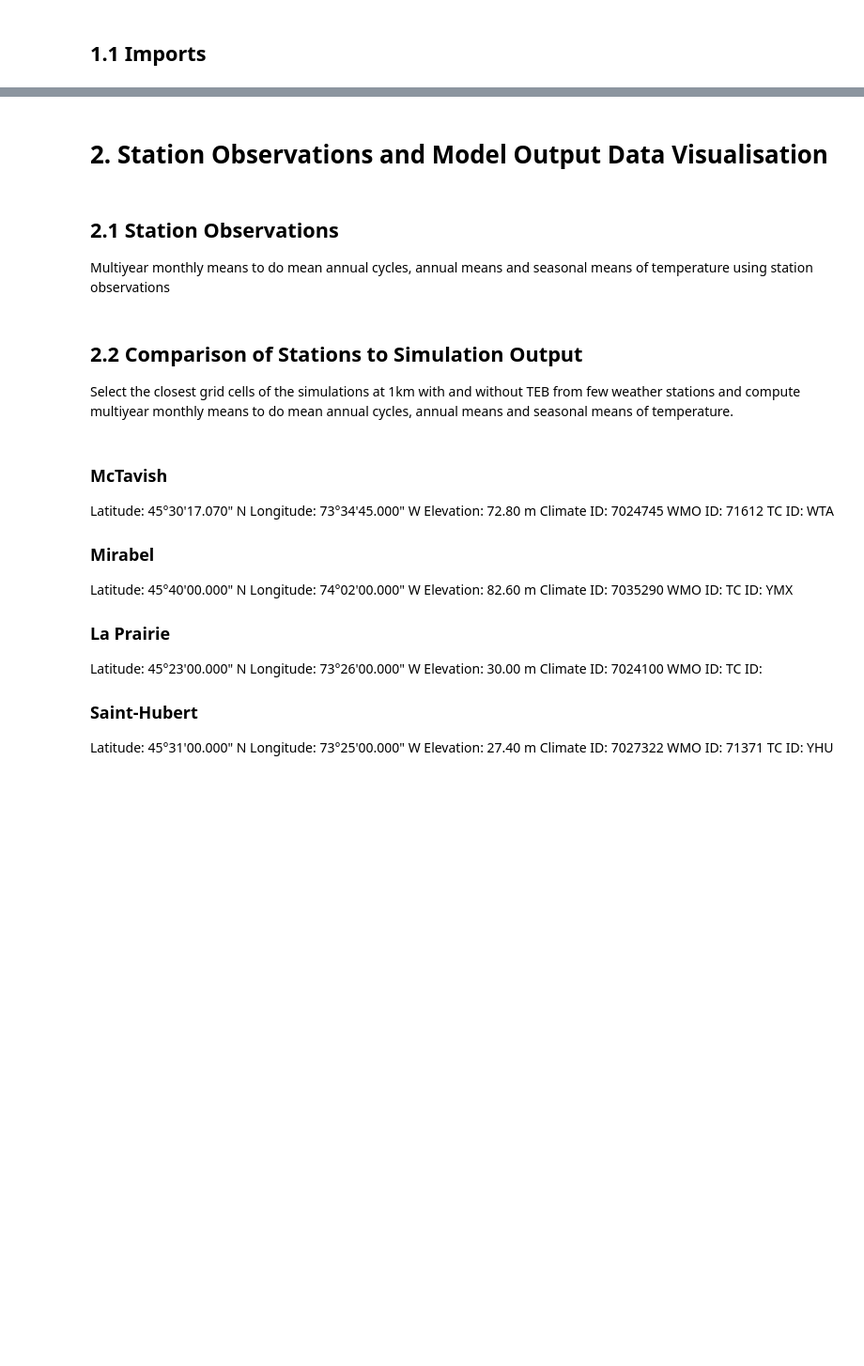
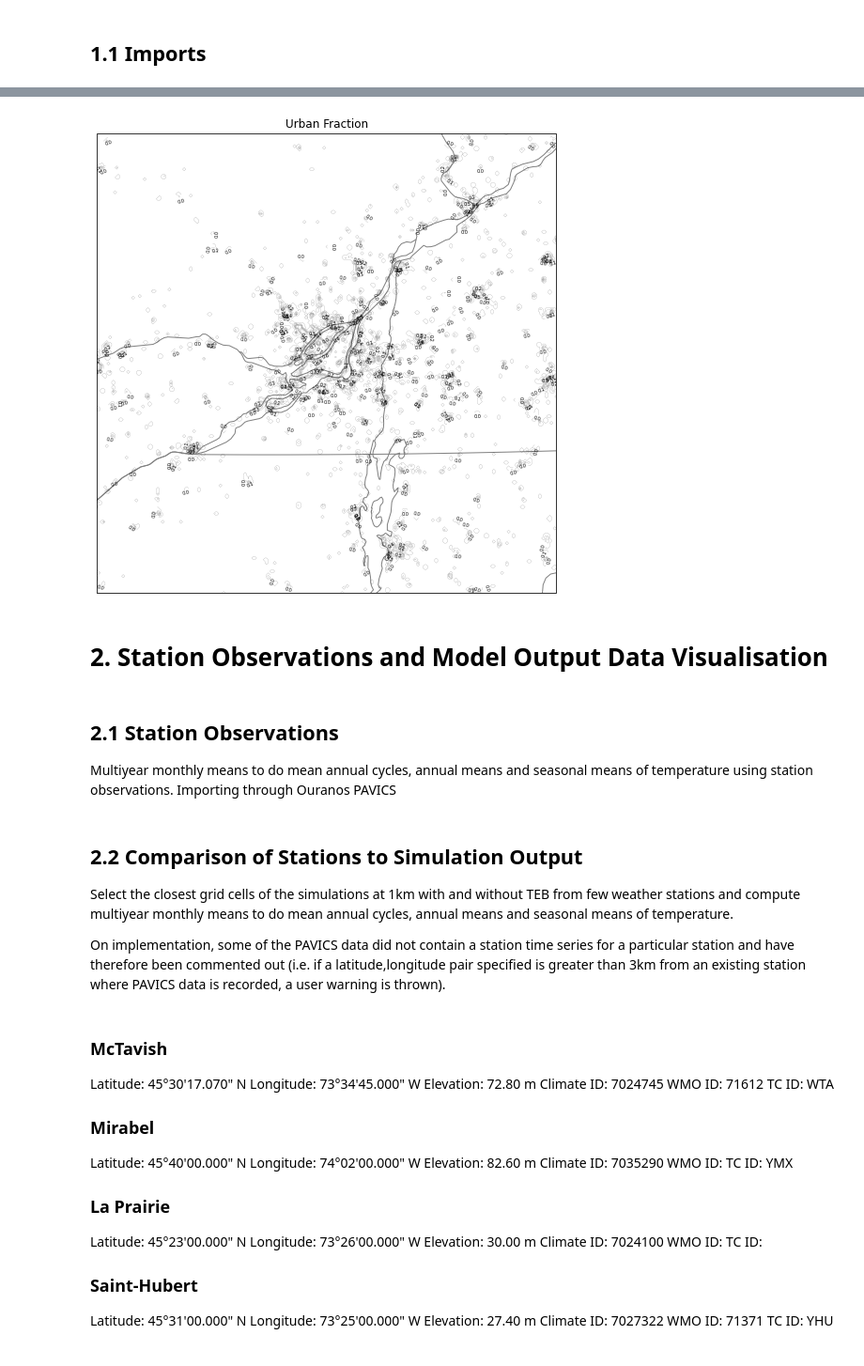
Before and after one commit to devongulley1602/urban_heat_waves, a Jupyter notebook: assorted_scripts.ipynb, the cells around one changed output, grey strips where cells are left out. Shown at 94% size. Cells and saved outputs as stored; diff of their text form; code cells hidden in the pictures; blank space fills up the shorter version.

```diff
--- a/assorted_scripts.ipynb
+++ b/assorted_scripts.ipynb
@@ -156,3 +267,22 @@ Importing the urban fraction static field
+# %%
+static_fields = xr.open_mfdataset(glob('/runoff/gulley/St_Laurent/StLaurent_1km_SL2.5_ERA5_advHU_step0.nc'))
+urban_fraction_2d = static_fields['furban'].isel(lev=5) #5? There was nothing in the metadata to tell me which level :(
+# %%
+plt.figure(figsize=(15, 9))
+data = urban_fraction_2d
+ax = plt.subplot(projection=rotated_pole)
+ax.add_feature(cfeature.BORDERS,edgecolor='grey')
+ax.add_feature(cfeature.LAKES, edgecolor='grey', facecolor='none')
+ax.add_feature(cfeature.RIVERS, edgecolor='grey', facecolor='none')
+ax.add_feature(cfeature.COASTLINE,edgecolor='grey')
+
+mesh = ax.contour(rlon,rlat, data, transform=rotated_pole,colors='k',linewidths=0.1,levels = np.arange(0.0, 1.0, 0.1))
+ax.clabel(mesh,inline=True,fontsize=5,fmt="%.1f")
+# plt.colorbar(mesh, orientation='vertical')
+plt.title('Urban Fraction')
+plt.show()
+# %% [output]
+[figure, added]
 # %% [markdown]
 # 2. Station Observations and Model Output Data Visualisation
 <!-- In this section:
@@ -161,10 +291,12 @@ Importing the urban fraction static field
 - <a href="#23-formatting-model-output">2.3 Formatting Model Output</a> -->
 # %% [markdown]
 ## <a id="21-station-observations"></a>2.1 Station Observations
-Multiyear monthly means to do mean annual cycles, annual means and seasonal means of temperature using station observations
+Multiyear monthly means to do mean annual cycles, annual means and seasonal means of temperature using station observations. Importing through Ouranos PAVICS
 # %% [markdown]
 ## <a id="22-comparison-of-stations-to-simulation-output"></a>2.2 Comparison of Stations to Simulation Output
 Select the closest grid cells of the simulations at 1km with and without TEB from few weather stations and compute multiyear monthly means to do mean annual cycles, annual means and seasonal means of temperature.
+
+On implementation, some of the PAVICS data did not contain a station time series for a particular station and have therefore been commented out (i.e. if a latitude,longitude pair specified is greater than 3km from an existing station where PAVICS data is recorded, a user warning is thrown).
 # %% [markdown]
 ### McTavish
 
```
Also changed, not shown: parts of 55 cells of this notebook.
